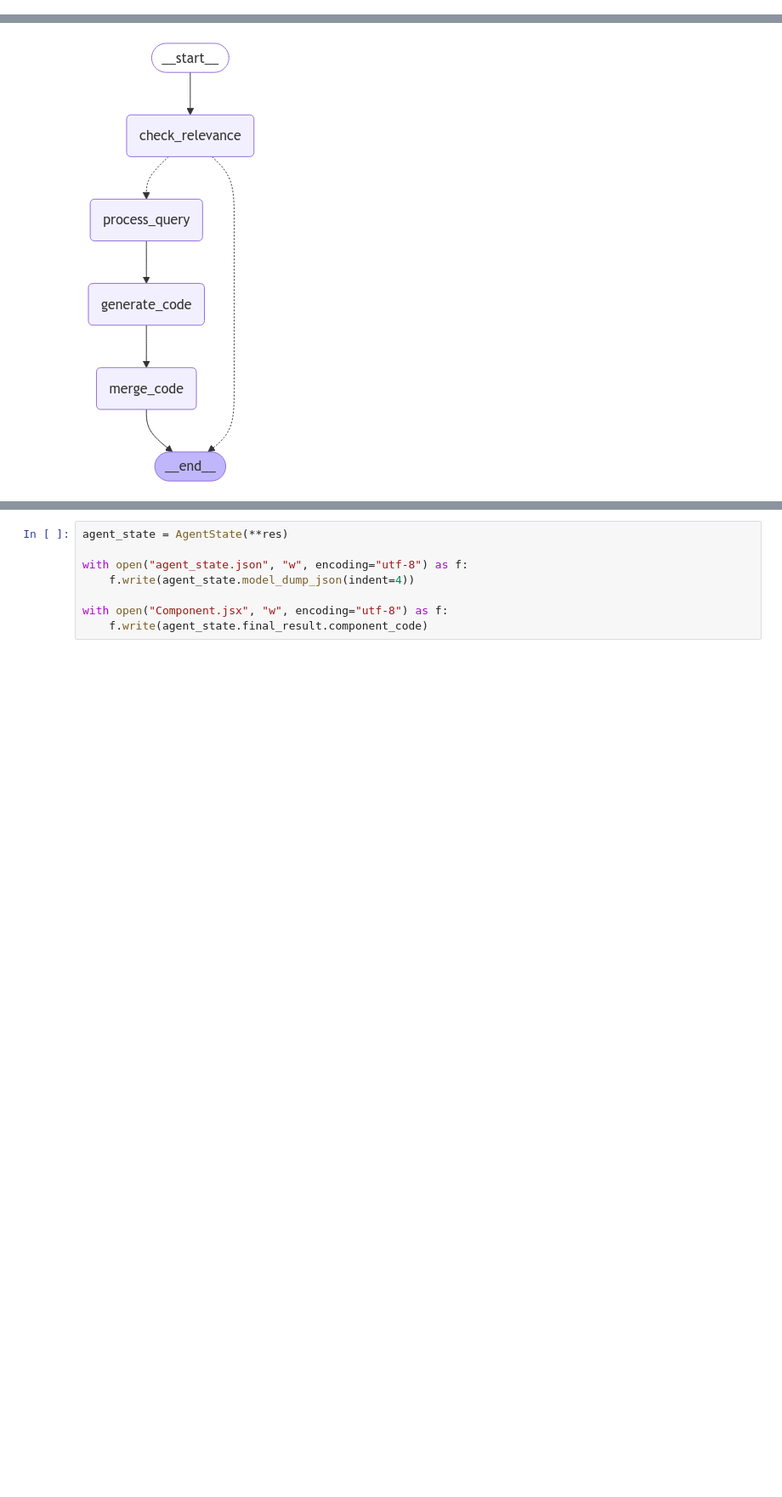
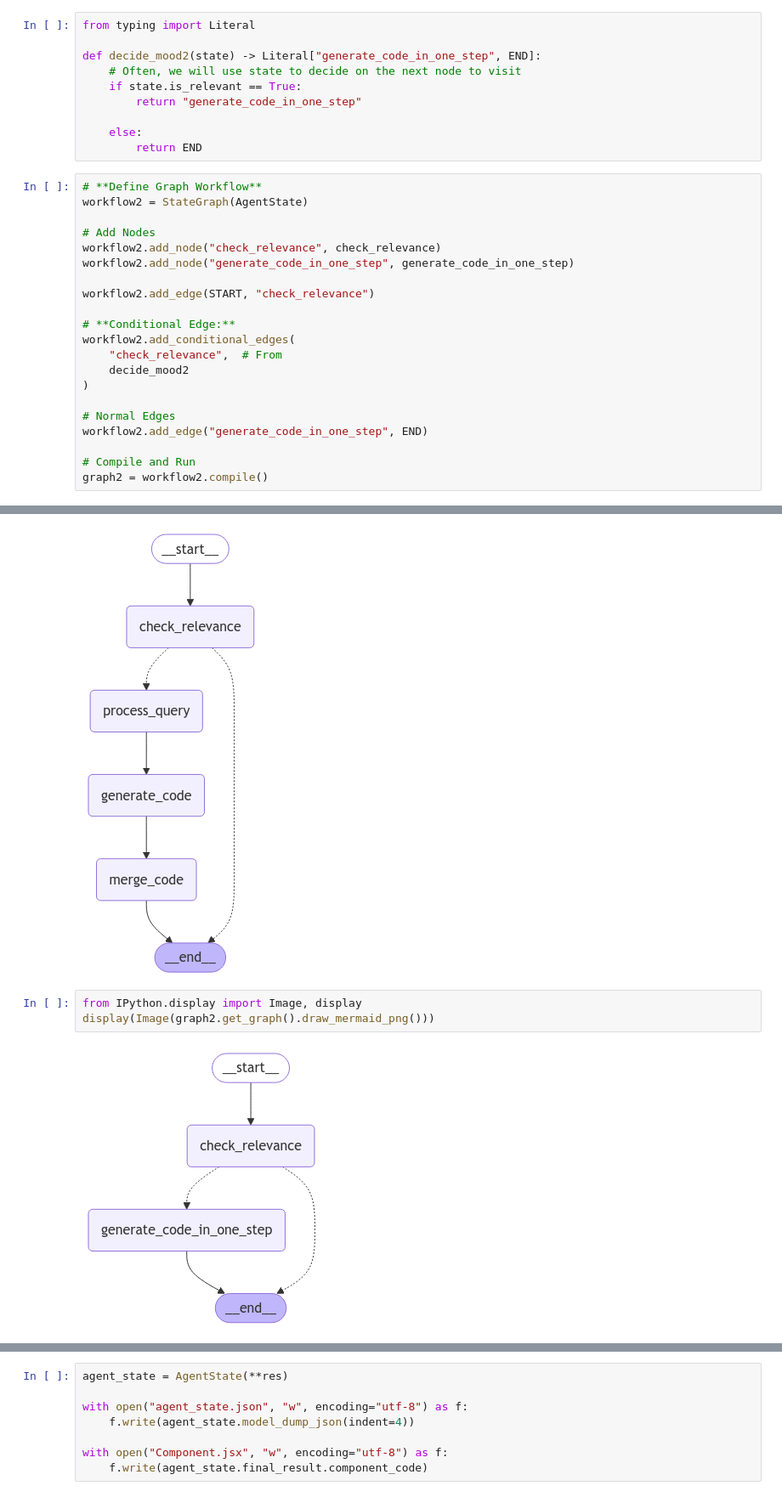
Before and after one commit to aliakbarvafaei/Chatbot_Agent, a Jupyter notebook: Part0 - React Code Generator/temp.ipynb, the cells around one changed output, grey strips where cells are left out. Shown: that part at 85% size. Drawn from its saved outputs; the diff is of its cells as text; blank space fills up the shorter version.

```diff
--- a/Part0 - React Code Generator/temp.ipynb
+++ b/Part0 - React Code Generator/temp.ipynb
@@ -319,9 +348,45 @@ workflow.add_edge("merge_code", END)
 
 # Compile and Run
 graph = workflow.compile()
+# %%
+from typing import Literal
+
+def decide_mood2(state) -> Literal["generate_code_in_one_step", END]:
+    # Often, we will use state to decide on the next node to visit
+    if state.is_relevant == True:
+        return "generate_code_in_one_step"
+
+    else:
+        return END
+# %%
+# **Define Graph Workflow**
+workflow2 = StateGraph(AgentState)
+
+# Add Nodes
+workflow2.add_node("check_relevance", check_relevance)
+workflow2.add_node("generate_code_in_one_step", generate_code_in_one_step)
+
+workflow2.add_edge(START, "check_relevance")
+
+# **Conditional Edge:**
+workflow2.add_conditional_edges(
+    "check_relevance",  # From
+    decide_mood2
+)
+
+# Normal Edges
+workflow2.add_edge("generate_code_in_one_step", END)
+
+# Compile and Run
+graph2 = workflow2.compile()
 # %%
 from IPython.display import Image, display
 display(Image(graph.get_graph().draw_mermaid_png()))
 # %% [output]
 [figure]
+# %%
+from IPython.display import Image, display
+display(Image(graph2.get_graph().draw_mermaid_png()))
+# %% [output]
+[figure, added]
 # %%
```
Also changed, not shown: parts of 7 cells of this notebook, 3 other files.
